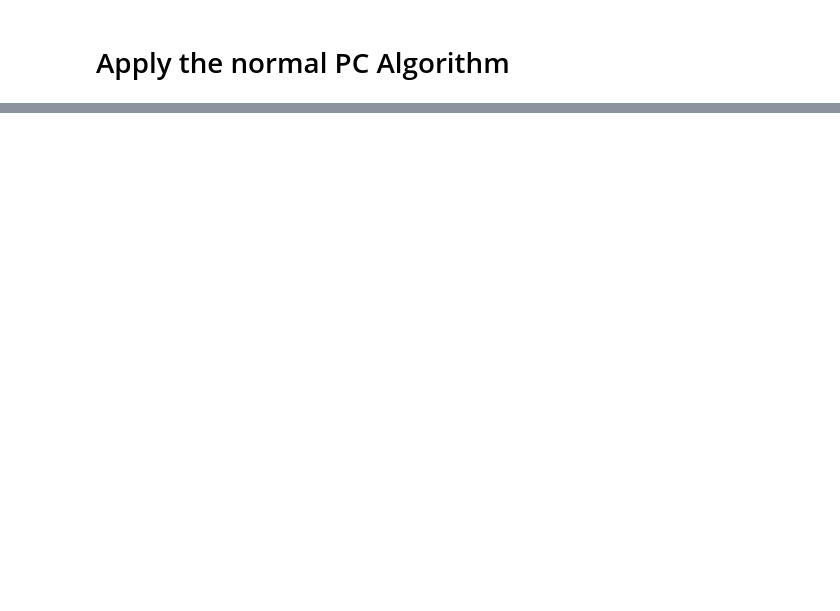
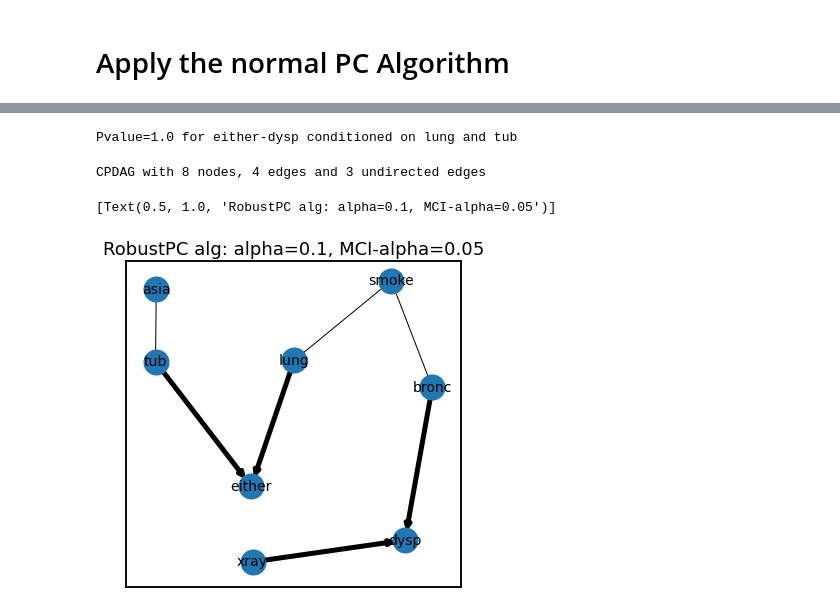
Before and after one commit to adam2392/causal-networkx, a Jupyter notebook: experiments/pc_with_pcmci_idea.ipynb, the cells around one changed output, grey strips where cells are left out. Saved outputs shown, nothing was run; the diff lists cells and outputs as text; code cells hidden in the pictures; blank space fills up the shorter version.

```diff
--- a/experiments/pc_with_pcmci_idea.ipynb
+++ b/experiments/pc_with_pcmci_idea.ipynb
@@ -74,0 +210,19 @@ pprint(sep_set)
+# %%
+ci_estimator = g_square_binary
+# ci_estimator = fisherz
+alpha = 0.1
+max_conds_x = None
+max_conds_y = None
+mci_alpha = 0.05
+
+robust_pcalg = RobustPC(
+    ci_estimator=ci_estimator,
+    alpha=alpha,
+    max_combinations=1,
+    max_conds_x=max_conds_x,
+    max_conds_y=max_conds_y,
+    mci_alpha=mci_alpha
+    # apply_orientations=False,
+)
+# %%
+robust_pcalg.fit(df)
@@ -74,0 +265,49 @@ pprint(sep_set)
+# %%
+test_stat, pvalue = robust_pcalg.test_edge(
+    df,
+    "either",
+    "dysp",
+    # "xray",
+    [
+        "tub",
+        "lung",
+        # "either",
+        # "bronc",
+    ],
+)
+
+print(f"Pvalue={pvalue} for either-dysp conditioned on lung and tub")
+# print(f"Pvalue={pvalue} for xray-dysp conditioned on either,bronc")
+# %% [output]
+Pvalue=1.0 for either-dysp conditioned on lung and tub
+# %%
+graph = robust_pcalg.graph_
+sep_set = robust_pcalg.separating_sets_
+def_parents = robust_pcalg.def_parents_
+
+print(graph)
+# %% [output]
+CPDAG with 8 nodes, 4 edges and 3 undirected edges
+# %%
+font_size = 14
+node_size = 600
+edgewidth = 5
+# pos = nx.spring_layout(graph.dag, seed=5)
+fig, ax = plt.subplots(figsize=(6, 6))
+
+nx.draw_networkx_labels(graph.dag, pos, ax=ax, font_size=font_size)
+nx.draw_networkx_nodes(graph.dag, pos, ax=ax, node_size=node_size)
+
+nx.draw_networkx_edges(graph.dag, pos, ax=ax, width=edgewidth)
+nx.draw_networkx_edges(graph.undirected_edge_graph, pos, ax=ax)
+
+ax.set(
+    title=f"RobustPC alg: alpha={alpha}, MCI-alpha={mci_alpha}",
+)
+# fig.savefig(
+#     f"/Users/adam2392/Downloads/asia_with_robustpc_alpha{alpha}_mcialpha{mci_alpha}.pdf",
+#     bbox_inches="tight",
+# )
+# %% [output]
+[Text(0.5, 1.0, 'RobustPC alg: alpha=0.1, MCI-alpha=0.05')]
+[figure, added]
```
Also changed, not shown: parts of 25 cells of this notebook, 20 other files.
